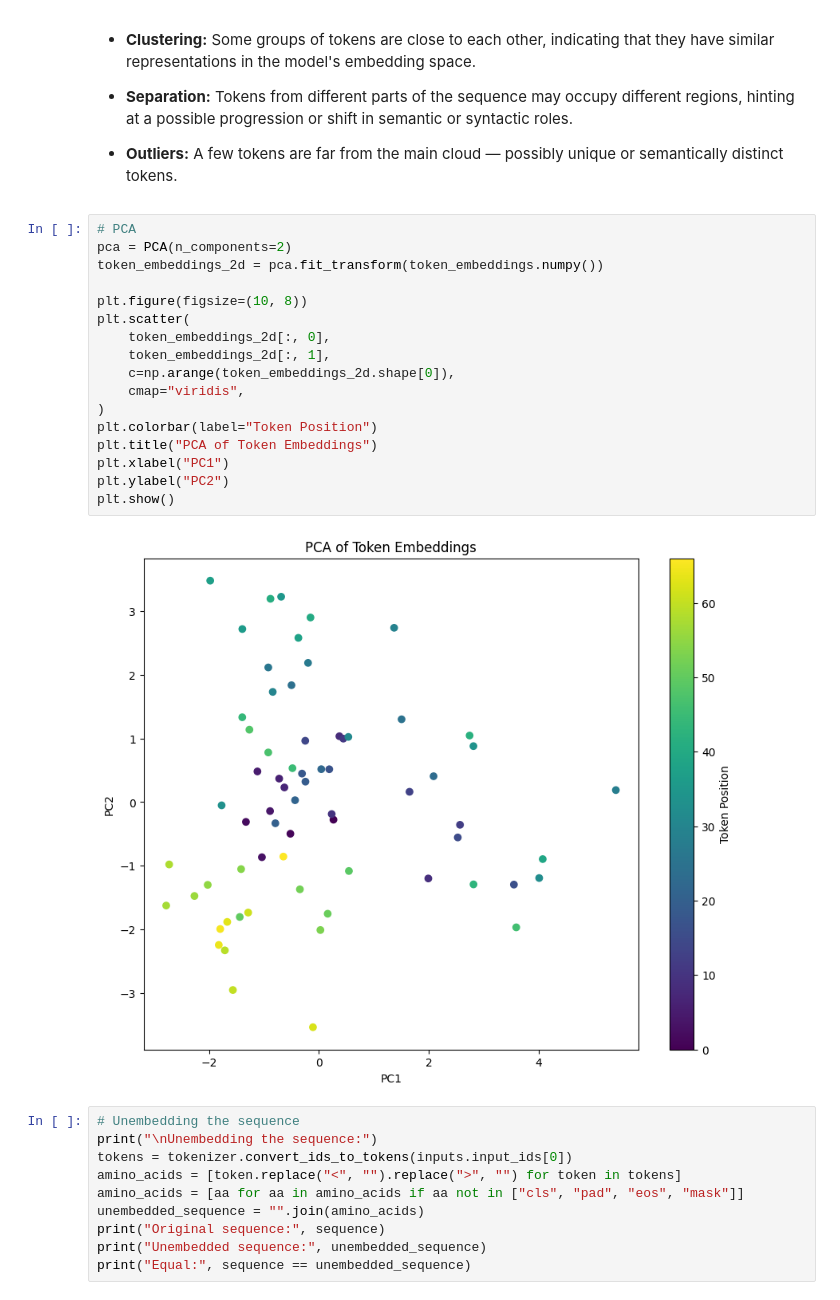
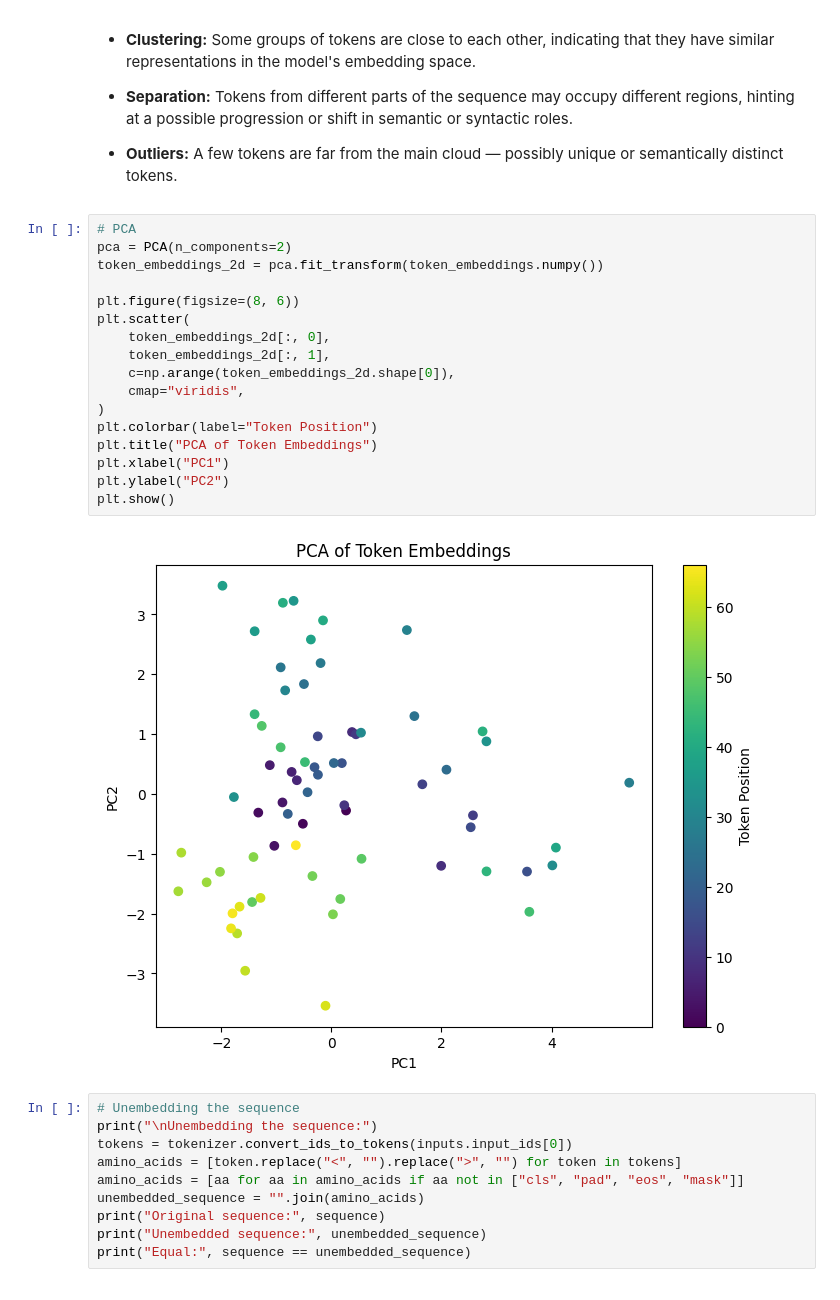
Before and after one commit to parsashu/ML-on-Proteins, a Jupyter notebook: notebooks/1-embedding.ipynb, the cells around one changed output. Drawn from its saved outputs; the diff is of its cells as text.

```diff
--- a/notebooks/1-embedding.ipynb
+++ b/notebooks/1-embedding.ipynb
@@ -90,22 +90,22 @@ We use PCA to visualize high-dimensional token representations in a lower-dimens
 # %%
 # PCA
 pca = PCA(n_components=2)
 token_embeddings_2d = pca.fit_transform(token_embeddings.numpy())
 
-plt.figure(figsize=(10, 8))
+plt.figure(figsize=(8, 6))
 plt.scatter(
     token_embeddings_2d[:, 0],
     token_embeddings_2d[:, 1],
     c=np.arange(token_embeddings_2d.shape[0]),
     cmap="viridis",
 )
 plt.colorbar(label="Token Position")
 plt.title("PCA of Token Embeddings")
 plt.xlabel("PC1")
 plt.ylabel("PC2")
 plt.show()
 # %% [output]
-[figure, old version]
+[figure, new version]
 # %%
 # Unembedding the sequence
 print("\nUnembedding the sequence:")
```
Also changed, not shown: parts of 1 cell of this notebook, 2 other files.
